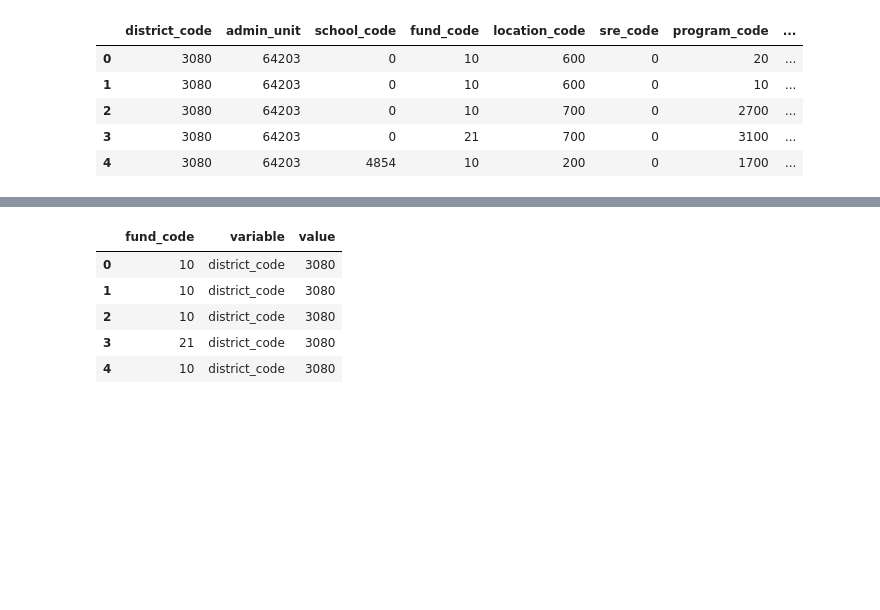
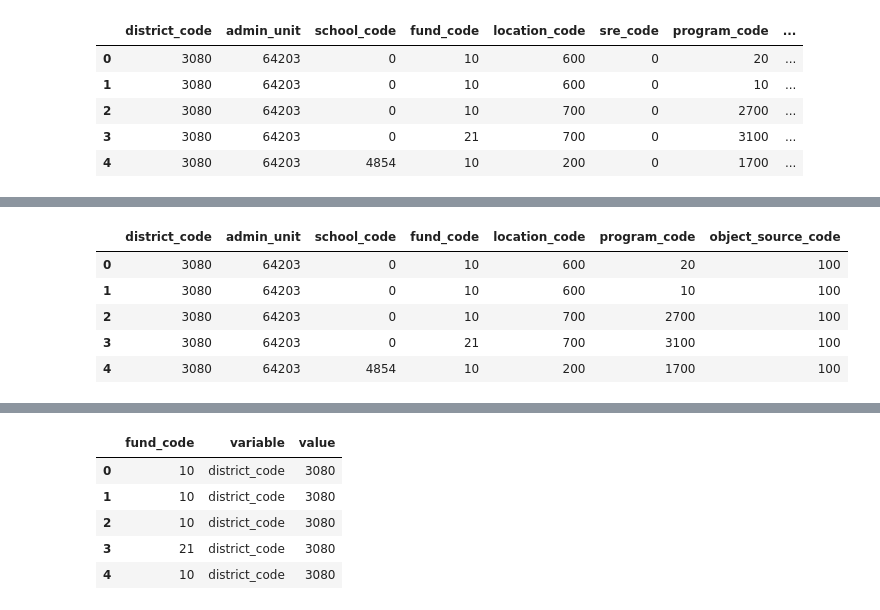
Before and after one commit to stacysandy/Data-Science-Practicum-II, a Jupyter notebook: Stacey_Sandy-Practicum_II.ipynb, the cells around one changed output, grey strips where cells are left out. Saved outputs shown, nothing was run; the diff lists cells and outputs as text; code cells hidden in the pictures; blank space fills up the shorter version.

```diff
--- a/Stacey_Sandy-Practicum_II.ipynb
+++ b/Stacey_Sandy-Practicum_II.ipynb
@@ -911,0 +1018,9 @@ KeyboardInterrupt:
+# %%
+COK12_subset.head()
+# %% [output]
+|  | district_code | admin_unit | school_code | fund_code | location_code | program_code | object_source_code |
+| 0 | 3080 | 64203 | 0 | 10 | 600 | 20 | 100 |
+| 1 | 3080 | 64203 | 0 | 10 | 600 | 10 | 100 |
+| 2 | 3080 | 64203 | 0 | 10 | 700 | 2700 | 100 |
+| 3 | 3080 | 64203 | 0 | 21 | 700 | 3100 | 100 |
+| 4 | 3080 | 64203 | 4854 | 10 | 200 | 1700 | 100 |
```
Also changed, not shown: parts of 46 cells of this notebook, 1 other file.
